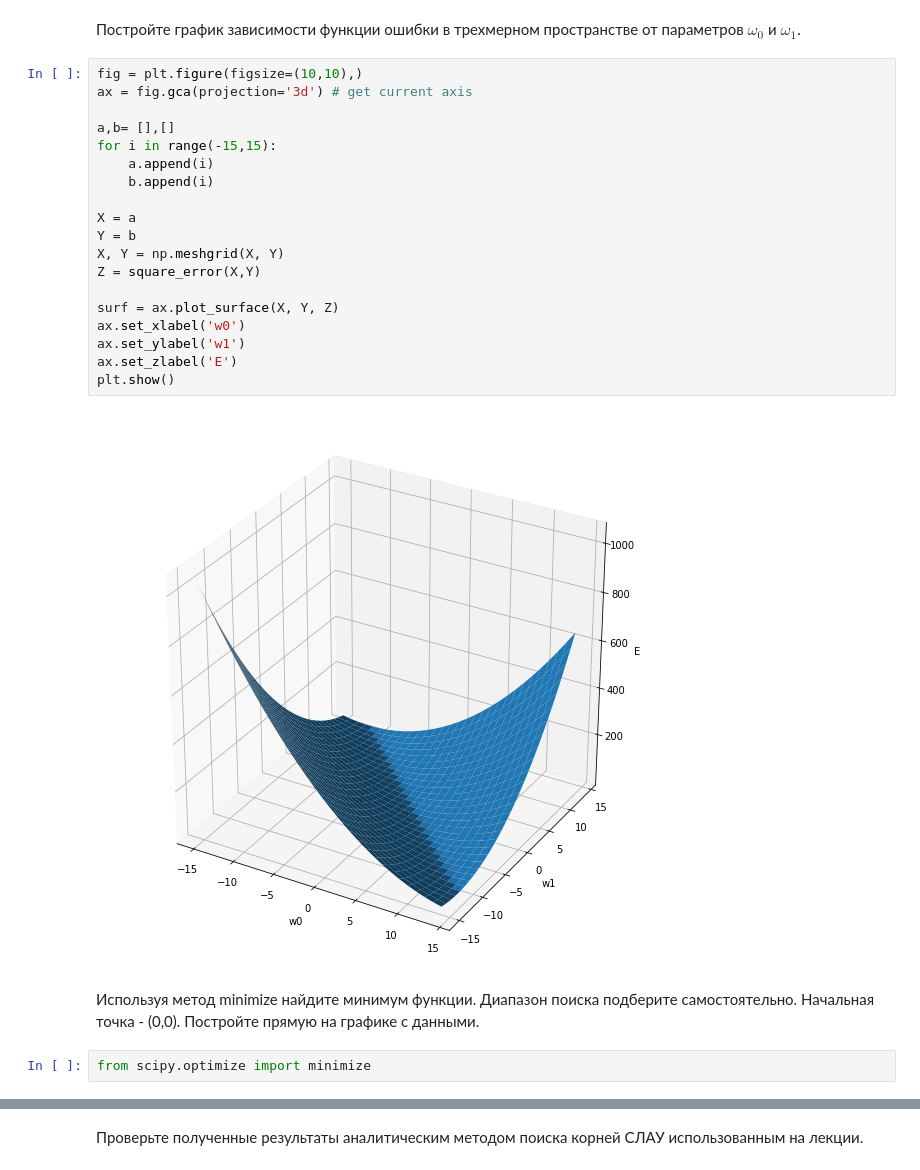
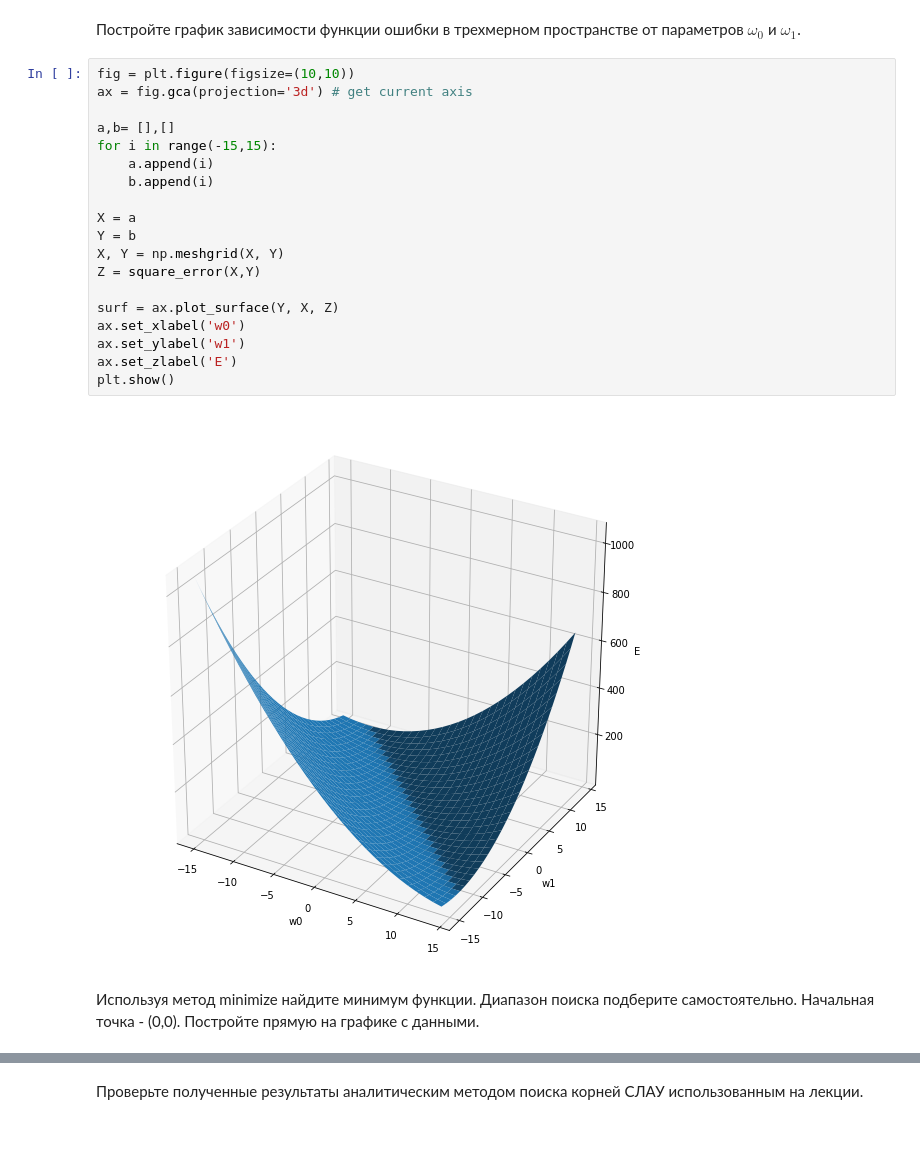
Before and after one commit to Norrica/ml_course, a Jupyter notebook: practics/lab2_linear_regression/lab_linear_regression_ready.ipynb, the cells around one changed output, grey strips where cells are left out. Cells and saved outputs as stored; diff of their text form; blank space fills up the shorter version.

```diff
--- a/practics/lab2_linear_regression/lab_linear_regression_ready.ipynb
+++ b/practics/lab2_linear_regression/lab_linear_regression_ready.ipynb
@@ -92,27 +92,25 @@ plt.show()
 # %% [markdown]
 Постройте график зависимости функции ошибки в трехмерном пространстве от параметров $\omega_0$ и $\omega_1$.
 # %%
-fig = plt.figure(figsize=(10,10),)
+fig = plt.figure(figsize=(10,10))
 ax = fig.gca(projection='3d') # get current axis
 
 a,b= [],[]
 for i in range(-15,15):
     a.append(i)
     b.append(i)
 
 X = a
 Y = b
 X, Y = np.meshgrid(X, Y)
 Z = square_error(X,Y)
 
-surf = ax.plot_surface(X, Y, Z)
+surf = ax.plot_surface(Y, X, Z)
 ax.set_xlabel('w0')
 ax.set_ylabel('w1')
 ax.set_zlabel('E')
 plt.show()
 # %% [output]
-[figure, old version]
+[figure, new version]
 # %% [markdown]
 Используя метод minimize найдите минимум функции. Диапазон поиска подберите самостоятельно. Начальная точка - (0,0). Постройте прямую на графике с данными.
-# %%
-from scipy.optimize import minimize
```
Also changed, not shown: parts of 1 cell of this notebook.
